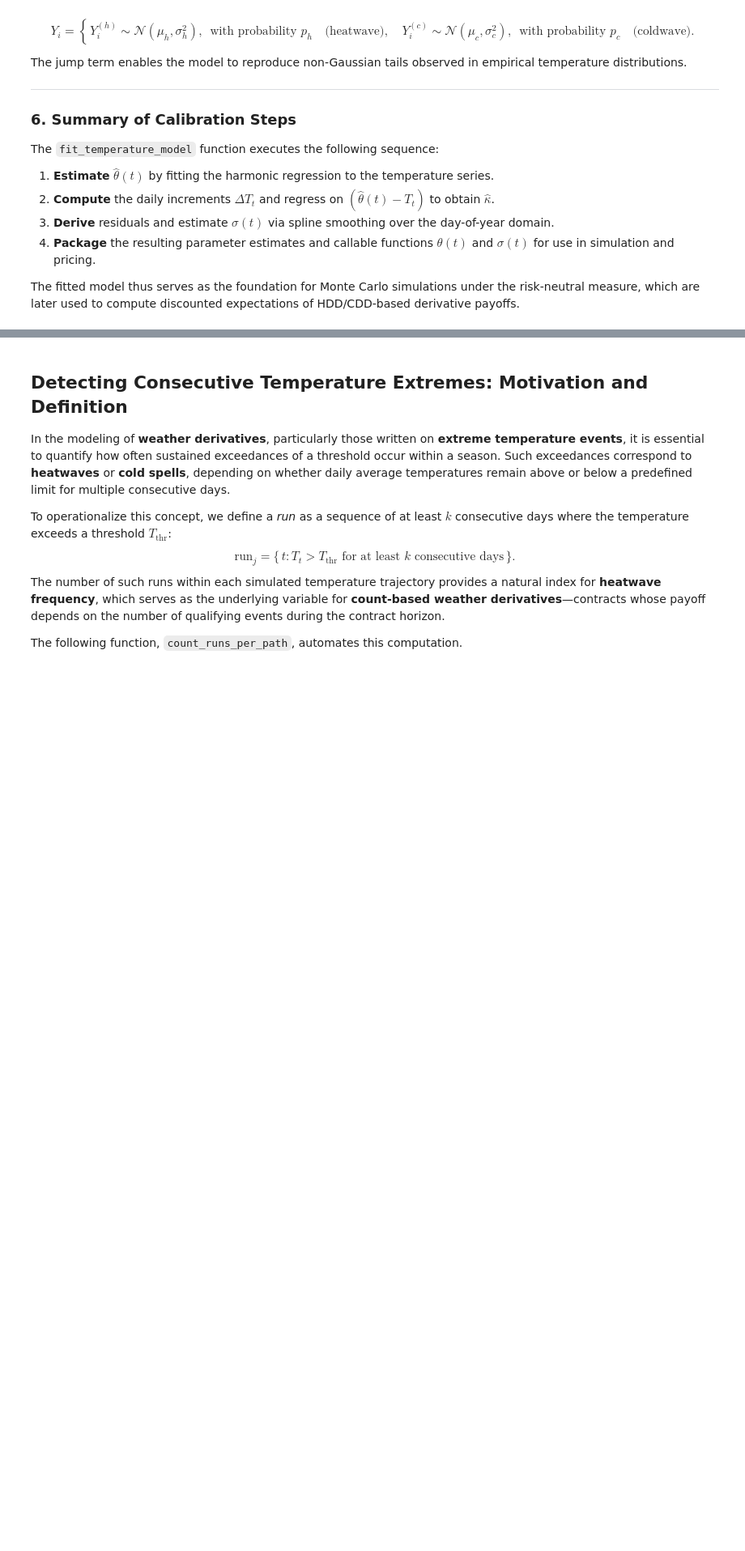
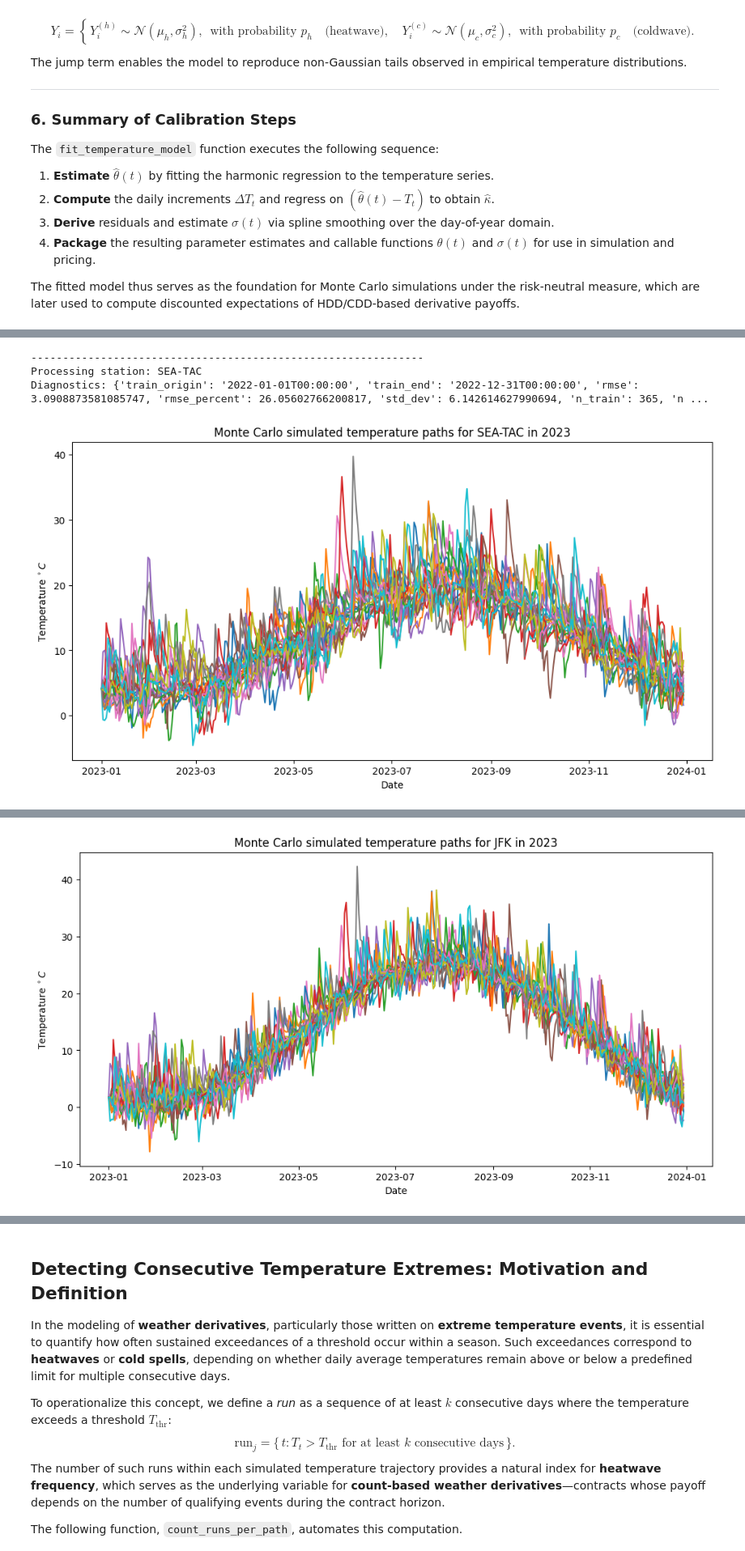
Before and after one commit to Mohd9485/weather_derivative, a Jupyter notebook: Weather_derivative.ipynb, the cells around one changed output, grey strips where cells are left out. Shown at 81% size. Drawn from its saved outputs; the diff is of its cells as text; code cells hidden in the pictures; blank space fills up the shorter version.

```diff
--- a/Weather_derivative.ipynb
+++ b/Weather_derivative.ipynb
@@ -433,7 +406,7 @@ def simulate_temperature_paths(
     theta = fit["callables"]["theta"]
     sigma_day = fit["callables"]["sigma_day"]
     origin = fit["callables"]["origin"]
-    kappa = fit["kappa"]*.3
+    kappa = fit["kappa"]#*.3
 
     if np.isnan(kappa):
         raise ValueError("kappa is NaN; provide more data or use the robust fitter that estimates kappa from train residuals.")
@@ -594,0 +511,76 @@ HDD call min/max temp: -20.514290625737917 64.20879676214513
+# %%
+STATION_NAME = ["SEA-TAC","JFK","LAX"]
+STATION_ID = ["GHCND:USW00024233","GHCND:USW00094789","GHCND:USW00023174"] # SEA-TAC, JFK, LAX station ID
+PATHS = {}
+Tref = 18.33 # Reference temperature 65 F in C
+r=0.05 # risk-free rate
+
+for i in range(len(STATION_ID)):
+    print("-------------------------------"*2)
+    print("Processing station:", STATION_NAME[i])
+    weather_data_all = NOAA_data(STATION_ID[i], start_date="2022-01-01", end_date="2022-12-31",start_date_test="2023-01-01", end_date_test="2023-12-31")
+
+    fit = fit_temperature_model(weather_data_all, col="Avg Temp (°C)", train_end="2022-12-31")
+
+    # print('theta params:', fit["theta_params"])
+    # print("kappa:", fit["kappa"])
+    # print("mean sigma:", np.mean(fit["sigma_spline"]["sigma"]))
+    print("Diagnostics:", fit["diagnostics"])
+
+    # Evaluate theta(t) over 2023
+    dates = pd.date_range("2023-01-01", "2023-12-31", freq="D")
+    x = (dates - fit["callables"]["origin"]).days.values
+    theta_vals = fit["callables"]["theta"](x)
+
+    # 1) Simulate temperatures for summer 2023
+    dates, paths = simulate_temperature_paths(
+        fit,
+        start_date="2023-01-01",
+        end_date="2023-12-30",
+        n_paths=5000,
+        seed=10,
+        lambda_risk=0.0,     # set if you want the risk-neutral drift shift
+        jump_rate=0.1,     # ~10% chance/day of an event (optional)
+        jump_mu_pos=5.0,
+        jump_sd_pos=3.5,
+        jump_mu_neg=-3.5,
+        jump_sd_neg=1.2,
+        jump_p_pos=0.6
+    )
+
+    plt.figure(figsize=(12,6))
+    plt.plot(dates,np.array(paths)[:,:20])
+    plt.ylabel(r'Temperature $^\circ C$')
+    plt.xlabel('Date')
+    plt.title('Monte Carlo simulated temperature paths for '+STATION_NAME[i]+' in 2023')
+    plt.show()
+
+    # 2) Compute a CDD call price for that period
+    # Example Tref: mean+std from your data or a fixed threshold (e.g., 18.33 C = 65 F)
+
+    price, cdd_sims = price_degree_day_option(paths, r=r, payoff="CDD_call", Tref=Tref, K=300.0)
+
+    print("CDD call price:", price)
+
+    # 3) Or compute HDD/CDD statistics directly
+    cdd_means = cdd_sims.mean()
+    cdd_std = cdd_sims.std()
+    print("Simulated CDD mean, std:", cdd_means, cdd_std)
+    # print("CDD call min/max temp: ",paths.min(),paths.max())
+
+    price, hdd_sims = price_degree_day_option(paths, r=r, payoff="HDD_call", Tref=Tref, K=300.0)
+
+    print("HDD call price:", price)
+
+    # 3) Or compute HDD/CDD statistics directly
+    hdd_means = hdd_sims.mean()
+    hdd_std = hdd_sims.std()
+    print("Simulated HDD mean, std:", hdd_means, hdd_std)
+    # print("HDD call min/max temp:",paths.min(),paths.max())
+    print('')
+    PATHS[STATION_NAME[i]] = paths
+# %% [output]
+--------------------------------------------------------------
+Processing station: SEA-TAC
+Diagnostics: {'train_origin': '2022-01-01T00:00:00', 'train_end': '2022-12-31T00:00:00', 'rmse': 3.0908873581085747, 'rmse_percent': 26.05602766200817, 'std_dev': 6.142614627990694, 'n_train': 365, 'n ...
+[figure, added]
@@ -594,0 +595 @@ HDD call min/max temp: -20.514290625737917 64.20879676214513
+[figure, added]
```
Also changed, not shown: parts of 6 cells of this notebook.
